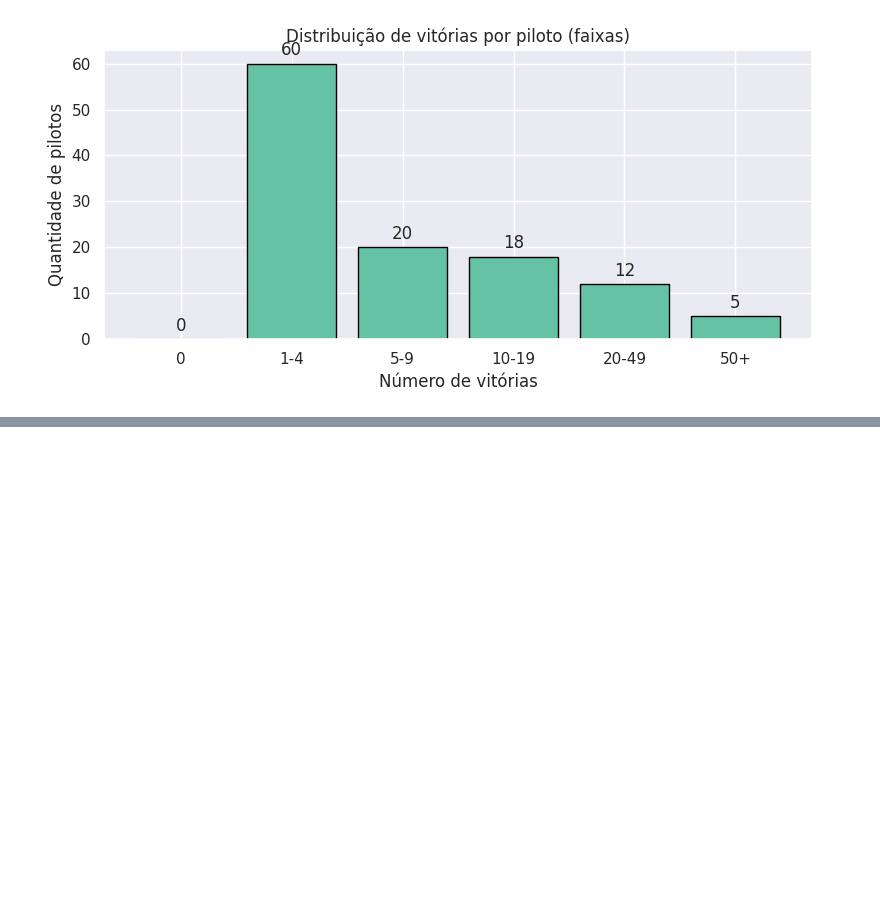
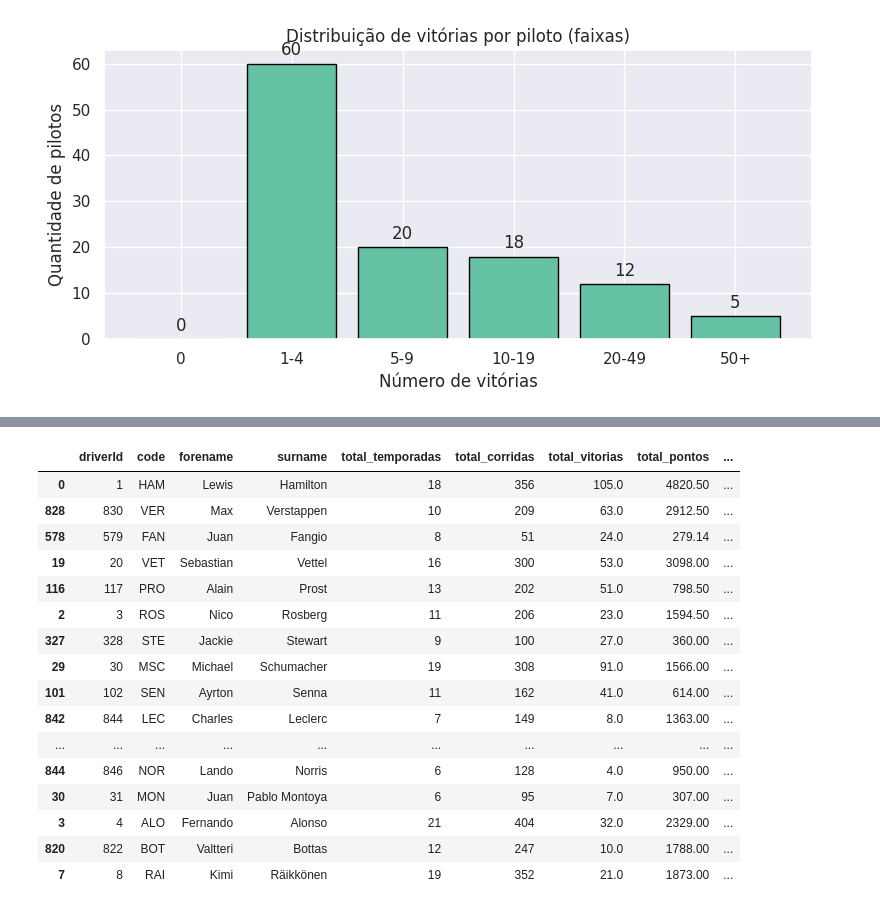
Before and after one commit to sauloverissimo/analise_de_dados_puc, a Jupyter notebook: MVP_analise_de_dados_puc.ipynb, the cells around one changed output, grey strips where cells are left out. Saved outputs shown, nothing was run; the diff lists cells and outputs as text; code cells hidden in the pictures; blank space fills up the shorter version.

```diff
--- a/MVP_analise_de_dados_puc.ipynb
+++ b/MVP_analise_de_dados_puc.ipynb
@@ -443,0 +779,43 @@ plt.show()
+# %%
+# quantos anos o piloto correu
+anos_por_piloto = resultados_com_ano.groupby('driverId')['year'].unique()
+
+# Junta os resultados com as corridas para pegar o ano
+resultados_com_ano = df_results.merge(df_races[['raceId', 'year']], on='raceId', how='left')
+
+# Para cada temporada (ano), soma o maior número de pontos de cada corrida (normalmente o vencedor)
+pontos_possiveis_por_corrida = resultados_com_ano.groupby(['year', 'raceId'])['points'].max()
+pontos_possiveis_por_ano = pontos_possiveis_por_corrida.groupby('year').sum()
+
+# pontos disputados
+total_pontos_possiveis_por_piloto = {}
+
+for piloto, anos in anos_por_piloto.items():
+    total = pontos_possiveis_por_ano.loc[anos].sum()
+    total_pontos_possiveis_por_piloto[piloto] = total
+
+df_tier_list['total_pontos_possiveis'] = df_tier_list['driverId'].map(total_pontos_possiveis_por_piloto)
+# %%
+df_tier_list['percentual_pontos'] = (df_tier_list['total_pontos'] / df_tier_list['total_pontos_possiveis']).fillna(0)
+df_tier_list.sort_values(by='percentual_pontos', ascending=False, inplace=True)
+df_tier_list_filtrados = df_tier_list[df_tier_list['total_temporadas'] >= 2].copy()
+# %%
+df_tier_list.head(20)
+# %% [output]
+|  | driverId | code | forename | surname | total_temporadas | total_corridas | total_vitorias | total_pontos | ... |
+| 0 | 1 | HAM | Lewis | Hamilton | 18 | 356 | 105.0 | 4820.50 | ... |
+| 828 | 830 | VER | Max | Verstappen | 10 | 209 | 63.0 | 2912.50 | ... |
+| 578 | 579 | FAN | Juan | Fangio | 8 | 51 | 24.0 | 279.14 | ... |
+| 19 | 20 | VET | Sebastian | Vettel | 16 | 300 | 53.0 | 3098.00 | ... |
+| 116 | 117 | PRO | Alain | Prost | 13 | 202 | 51.0 | 798.50 | ... |
+| 2 | 3 | ROS | Nico | Rosberg | 11 | 206 | 23.0 | 1594.50 | ... |
+| 327 | 328 | STE | Jackie | Stewart | 9 | 100 | 27.0 | 360.00 | ... |
+| 29 | 30 | MSC | Michael | Schumacher | 19 | 308 | 91.0 | 1566.00 | ... |
+| 101 | 102 | SEN | Ayrton | Senna | 11 | 162 | 41.0 | 614.00 | ... |
+| 842 | 844 | LEC | Charles | Leclerc | 7 | 149 | 8.0 | 1363.00 | ... |
+| ... | ... | ... | ... | ... | ... | ... | ... | ... | ... |
+| 844 | 846 | NOR | Lando | Norris | 6 | 128 | 4.0 | 950.00 | ... |
+| 30 | 31 | MON | Juan | Pablo Montoya | 6 | 95 | 7.0 | 307.00 | ... |
+| 3 | 4 | ALO | Fernando | Alonso | 21 | 404 | 32.0 | 2329.00 | ... |
+| 820 | 822 | BOT | Valtteri | Bottas | 12 | 247 | 10.0 | 1788.00 | ... |
+| 7 | 8 | RAI | Kimi | Räikkönen | 19 | 352 | 21.0 | 1873.00 | ... |
```
Also changed, not shown: parts of 38 cells of this notebook.
